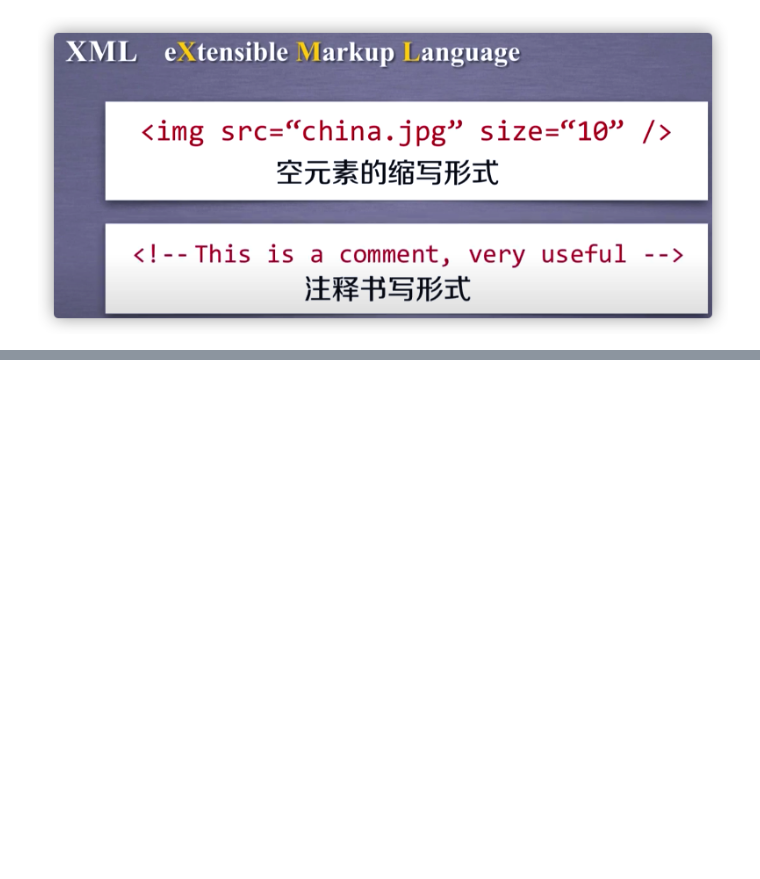
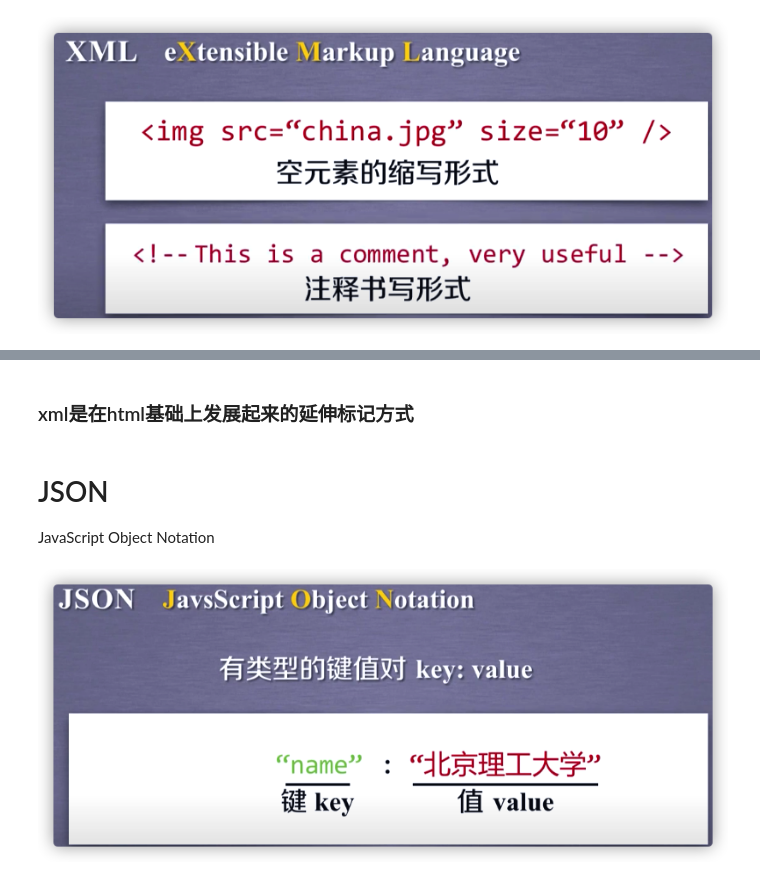
Before and after one commit to paxton615/Notes, a Jupyter notebook: Hyper_Text_Markup_Language.ipynb, the cells around one changed output, grey strips where cells are left out. Drawn from its saved outputs; the diff is of its cells as text; code cells hidden in the pictures; blank space fills up the shorter version.

```diff
--- a/Hyper_Text_Markup_Language.ipynb
+++ b/Hyper_Text_Markup_Language.ipynb
@@ -32,0 +39,9 @@ add_pic('xml2.png')
+# %% [markdown]
+### xml是在html基础上发展起来的延伸标记方式
+# %% [markdown]
+# JSON
+JavaScript Object Notation
+# %%
+add_pic('JSON1.png')
+# %% [output]
+[figure, added]
```
Also changed, not shown: parts of 4 cells of this notebook, 2 other files.
